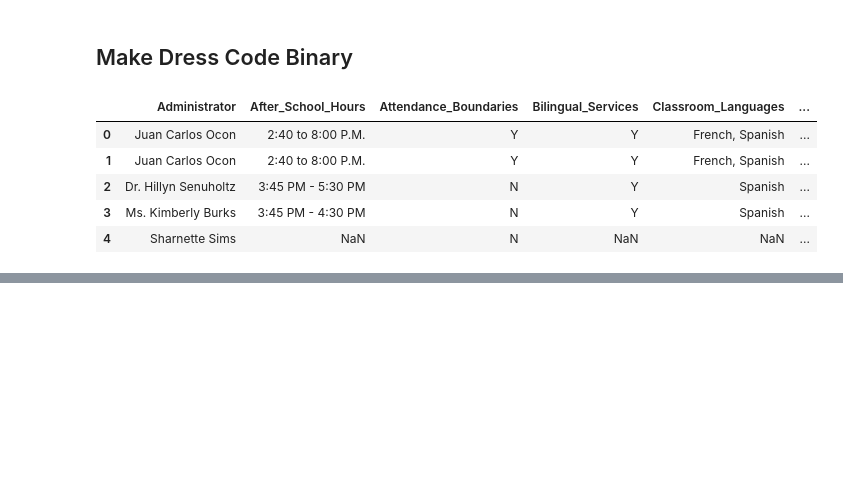
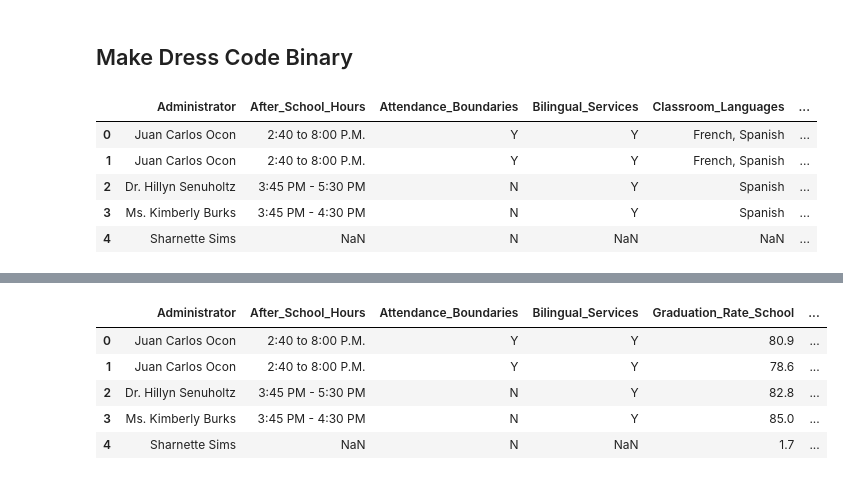
Before and after one commit to j-max/CPS_GradRate_Analysis, a Jupyter notebook: 02_CombinePickleandCVS.ipynb, the cells around one changed output, grey strips where cells are left out. Cells and saved outputs as stored; diff of their text form; code cells hidden in the pictures; blank space fills up the shorter version.

```diff
--- a/02_CombinePickleandCVS.ipynb
+++ b/02_CombinePickleandCVS.ipynb
@@ -415,0 +491,9 @@ df.head()
+# %%
+df.head()
+# %% [output]
+|  | Administrator | After_School_Hours | Attendance_Boundaries | Bilingual_Services | Graduation_Rate_School | ... |
+| 0 | Juan Carlos Ocon | 2:40 to 8:00 P.M. | Y | Y | 80.9 | ... |
+| 1 | Juan Carlos Ocon | 2:40 to 8:00 P.M. | Y | Y | 78.6 | ... |
+| 2 | Dr. Hillyn Senuholtz | 3:45 PM - 5:30 PM | N | Y | 82.8 | ... |
+| 3 | Ms. Kimberly Burks | 3:45 PM - 4:30 PM | N | Y | 85.0 | ... |
+| 4 | Sharnette Sims | NaN | N | NaN | 1.7 | ... |
```
Also changed, not shown: parts of 40 cells of this notebook.
